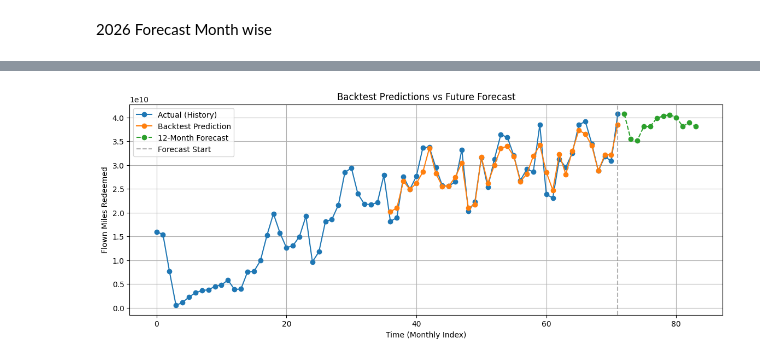
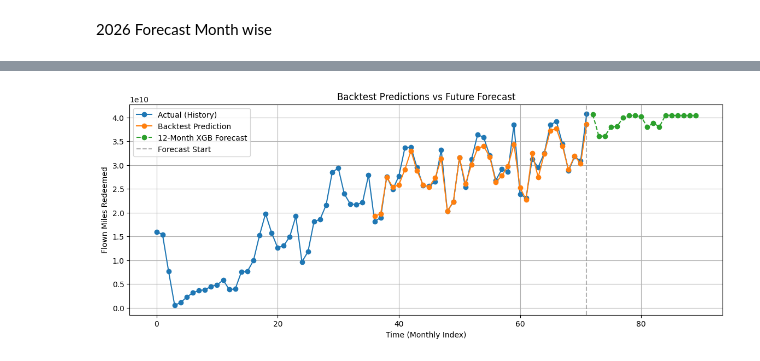
Before and after one commit to kkhushi03/Miles_Forecasting, a Jupyter notebook: Miles_Forecast_XGB/02_miles_forecasting.ipynb, the cells around one changed output, grey strips where cells are left out. Cells and saved outputs as stored; diff of their text form; code cells hidden in the pictures.

```diff
--- a/Miles_Forecast_XGB/02_miles_forecasting.ipynb
+++ b/Miles_Forecast_XGB/02_miles_forecasting.ipynb
@@ -141,7 +128,7 @@ def walk_forward_split(df, train_size):
 xgb_model = XGBRegressor(
     n_estimators=400,
     learning_rate=0.05,
-    max_depth=4,
+    max_depth=2,
     subsample=0.7,
     colsample_bytree=0.7,
     objective="reg:squarederror",
@@ -181,14 +168,5 @@ MAPE: 4.89%
 # %%
-final_model = XGBRegressor(
-    n_estimators=400,
-    learning_rate=0.05,
-    max_depth=4,
-    subsample=0.7,
-    colsample_bytree=0.7,
-    objective="reg:squarederror",
-    random_state=42
-)
-final_model.fit(df_model[FEATURES], df_model[TARGET])
+xgb_model.fit(df_model[FEATURES], df_model[TARGET])
 # %% [output]
 XGBRegressor(base_score=None, booster=None, callbacks=None,
              colsample_bylevel=None, colsample_bynode=None,
@@ -205,10 +183,10 @@ XGBRegressor(base_score=None, booster=None, callbacks=None,
 future_preds = []
 df_future = df_model.copy()
 
-for h in range(12):
+for h in range(18):
 
     X_next = df_future[FEATURES].iloc[[-1]]
-    next_pred = final_model.predict(X_next)[0]
+    next_pred = xgb_model.predict(X_next)[0]
     future_preds.append(next_pred)
 
     new_row = df_future.iloc[-1].copy()
@@ -235,7 +213,7 @@ for h in range(12):
     ) / 3
 
     # time progression
-    new_row["time_step"] = new_row["time_step"] + 1
+    # new_row["time_step"] = new_row["time_step"] + 1
 
     df_future = pd.concat(
         [df_future, new_row.to_frame().T],
@@ -244,8 +222,6 @@ for h in range(12):
 # %% [markdown]
 2026 Forecast Month wise
 # %%
-forecast_df = pd.DataFrame({
-    "horizon_month": range(1, 13),
-    "forecast_flown_miles": future_preds})
-forecast_df
+future_preds = [int(x) for x in future_preds]
+print(future_preds)
 # %% [output]
@@ -282,22 +298,24 @@ forecast_x = np.arange(n_total, n_total + n_forecast)
 # %%
 plt.figure(figsize=(14,5))
 # Historical actuals
 plt.plot(actual_x, df_model[TARGET].values, label="Actual (History)", marker="o")
 
 # Walk-forward backtest predictions
 plt.plot(backtest_x, predictions, label="Backtest Prediction", marker="o")
 
 # Future forecasts
-plt.plot(forecast_x, future_preds, label="12-Month Forecast", marker="o", linestyle="--")
+plt.plot(forecast_x, future_preds, label="12-Month XGB Forecast", marker="o", linestyle="--")
+# plt.plot(forecast_x_r, preds, label="12-Month Regression Forecast", marker="o", linestyle="--")
+
 
 # Visual separator for forecast start
 plt.axvline(x=n_total - 1, color="gray",linestyle="--", alpha=0.6,label="Forecast Start")
 
 plt.title("Backtest Predictions vs Future Forecast")
 plt.xlabel("Time (Monthly Index)")
 plt.ylabel("Flown Miles Redeemed")
 plt.legend()
 plt.grid(True)
 plt.show()
 # %% [output]
-[figure, old version]
+[figure, new version]
```
Also changed, not shown: parts of 20 cells of this notebook.
